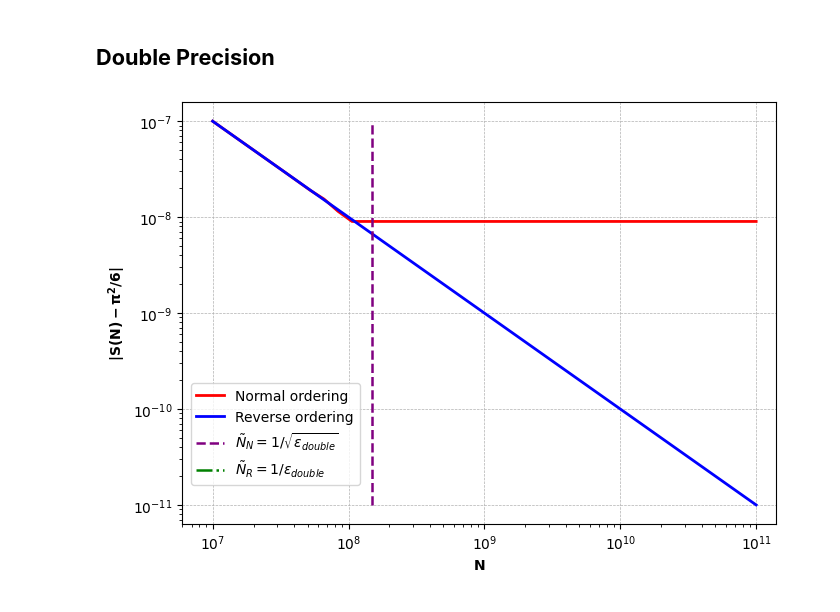
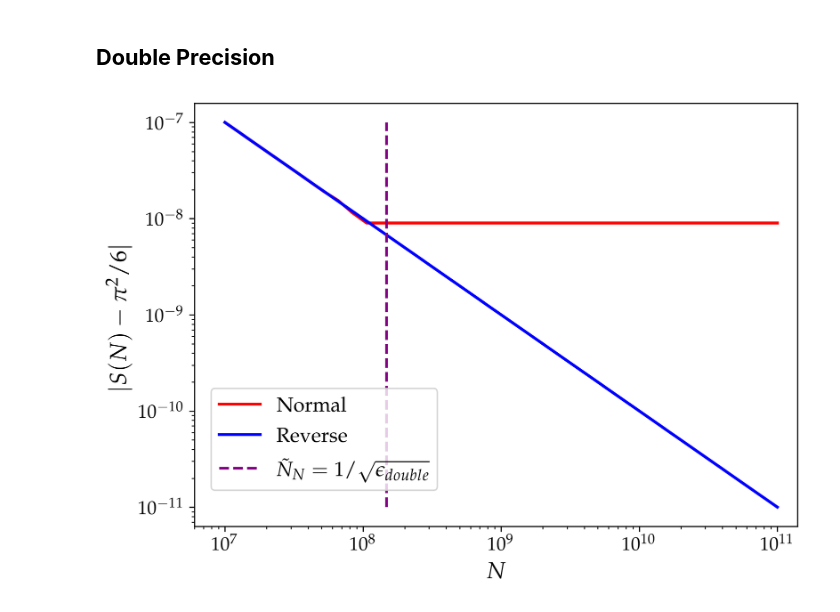
Before and after one commit to mvolpato-unimib/Lab_comp, a Jupyter notebook: ex2/plot _C_repr.ipynb, the cells around one changed output. Saved outputs shown, nothing was run; the diff lists cells and outputs as text; code cells hidden in the pictures.

```diff
--- a/ex2/plot _C_repr.ipynb
+++ b/ex2/plot _C_repr.ipynb
@@ -32,25 +43,24 @@ plt.show()
 # %%
 N_max, err_norm, err_rev = np.loadtxt('double.txt', skiprows=2, unpack=True)
 
 fig, ax = plt.subplots(figsize=(7,5))
 
-ax.plot(N_max, err_norm, label='Normal ordering', color='red', lw=2)
-ax.plot(N_max, err_rev, label='Reverse ordering', color='blue', lw=2)
+ax.plot(N_max, err_norm, label='Normal', color='red', lw=2)
+ax.plot(N_max, err_rev, label='Reverse', color='blue', lw=2)
 ax.vlines(np.sqrt(2.2e16), min(err_rev), max(err_rev), ls='--', lw=1.8, label=r'$\tilde{N}_N = 1/ \sqrt{\epsilon_{double}}$', colors='purple')
-ax.vlines(2.2e16, min(err_rev), max(err_rev), ls='-.', lw=1.8, label=r'$\tilde{N}_R = 1/ \epsilon_{double}$', colors='green')
+# ax.vlines(2.2e16, min(err_rev), max(err_rev), ls='-.', lw=1.8, label=r'$\tilde{N}_R = 1/ \epsilon_{double}$', colors='green')
 
 
-ax.set_xlabel('N', fontweight='bold')
-ax.set_ylabel(r'$\mathbf{|S(N) - \pi^2/6|}$')
+ax.set_xlabel(r'$N$')
+ax.set_ylabel(r'$|S(N) - \pi^2/6|$')
 ax.set_xscale('log')
 ax.set_yscale('log')
 # ax.set_title('Double precision – Absolute error vs N', fontsize=15)
-ax.grid(True, ls='--', lw=0.5)
 ax.set_xlim(min(N_max)-0.4*min(N_max), max(N_max)+0.4*max(N_max))
-ax.legend(bbox_to_anchor=(0.31, 0.35))
+ax.legend(bbox_to_anchor=(0.42, 0.35))
 
 plt.tight_layout()
 plt.savefig('plots/DoublePrec.png')
 plt.show()
 # %% [output]
-[figure, old version]
+[figure, new version]
```
Also changed, not shown: parts of 2 cells of this notebook, 38 other files.
